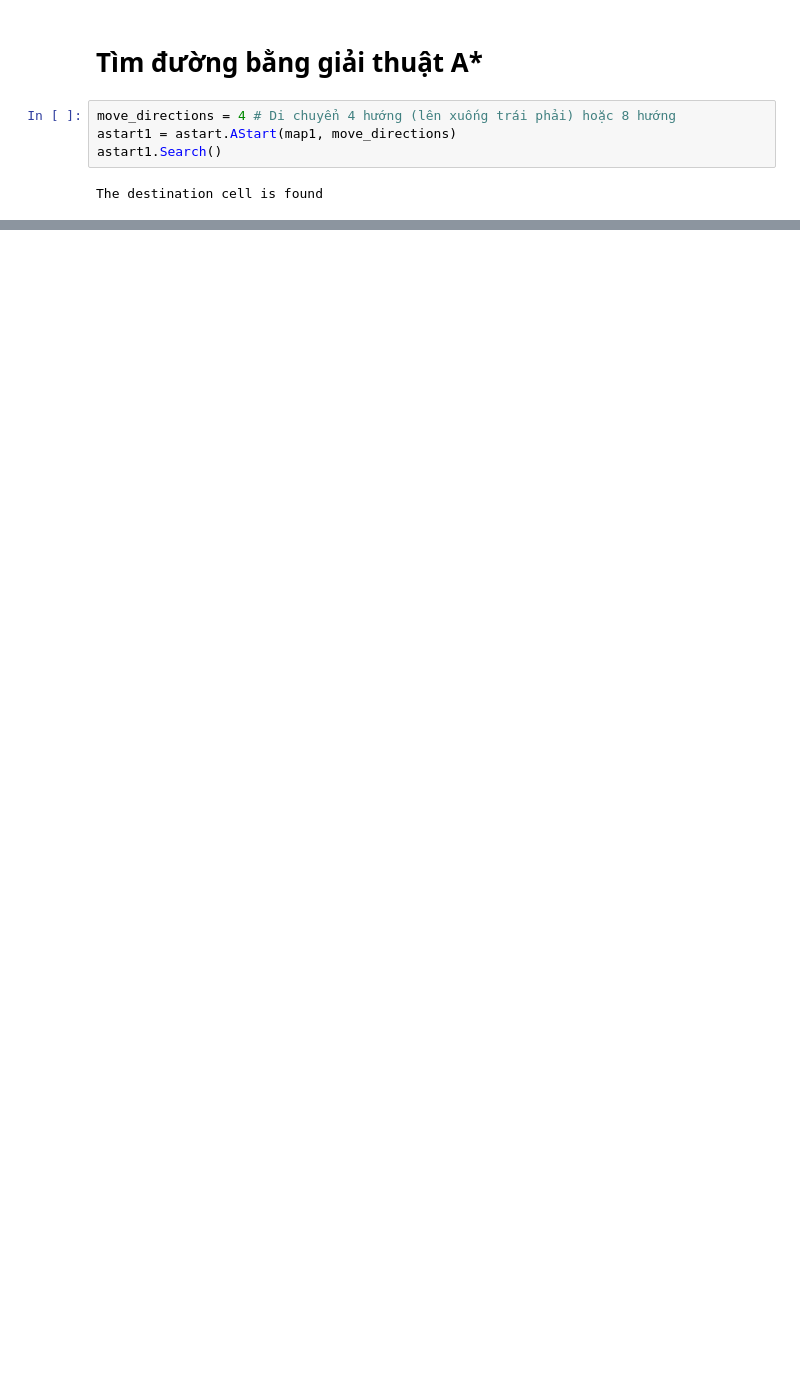
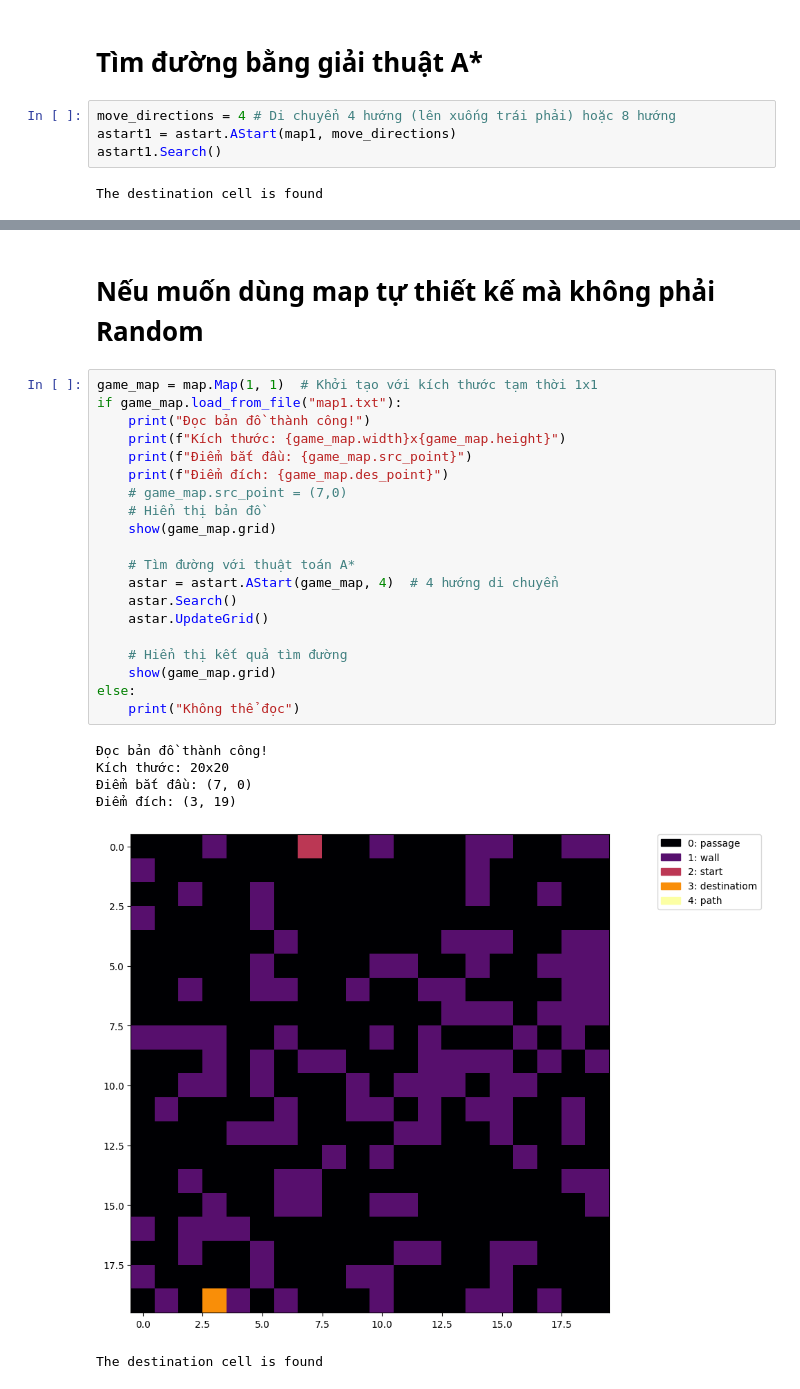
Before and after one commit to phanlehieu1/241-Introduction-AI-Assignment1, a Jupyter notebook: visualize.ipynb, the cells around one changed output, grey strips where cells are left out. Cells and saved outputs as stored; diff of their text form; blank space fills up the shorter version.

```diff
--- a/visualize.ipynb
+++ b/visualize.ipynb
@@ -48,0 +49,29 @@ The Path is
+# %% [markdown]
+# Nếu muốn dùng map tự thiết kế mà không phải Random
+# %%
+game_map = map.Map(1, 1)  # Khởi tạo với kích thước tạm thời 1x1
+if game_map.load_from_file("map1.txt"):
+    print("Đọc bản đồ thành công!")
+    print(f"Kích thước: {game_map.width}x{game_map.height}")
+    print(f"Điểm bắt đầu: {game_map.src_point}")
+    print(f"Điểm đích: {game_map.des_point}")
+    # game_map.src_point = (7,0)
+    # Hiển thị bản đồ
+    show(game_map.grid)
+
+    # Tìm đường với thuật toán A*
+    astar = astart.AStart(game_map, 4)  # 4 hướng di chuyển
+    astar.Search()
+    astar.UpdateGrid()
+
+    # Hiển thị kết quả tìm đường
+    show(game_map.grid)
+else:
+    print("Không thể đọc")
+# %% [output]
+Đọc bản đồ thành công!
+Kích thước: 20x20
+Điểm bắt đầu: (7, 0)
+Điểm đích: (3, 19)
+[figure, added]
+The destination cell is found
```
Also changed, not shown: parts of 3 cells of this notebook, 2 other files.
